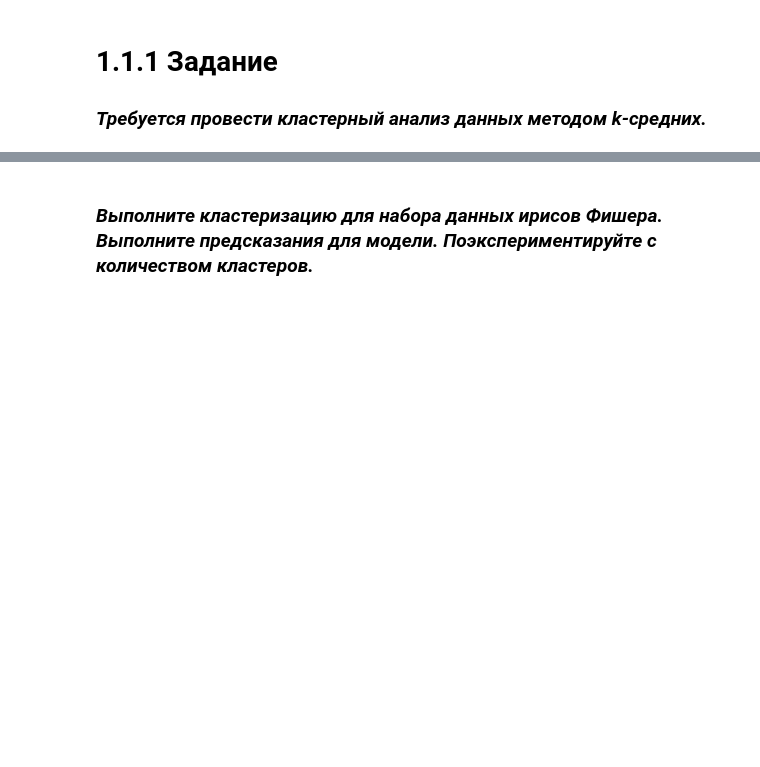
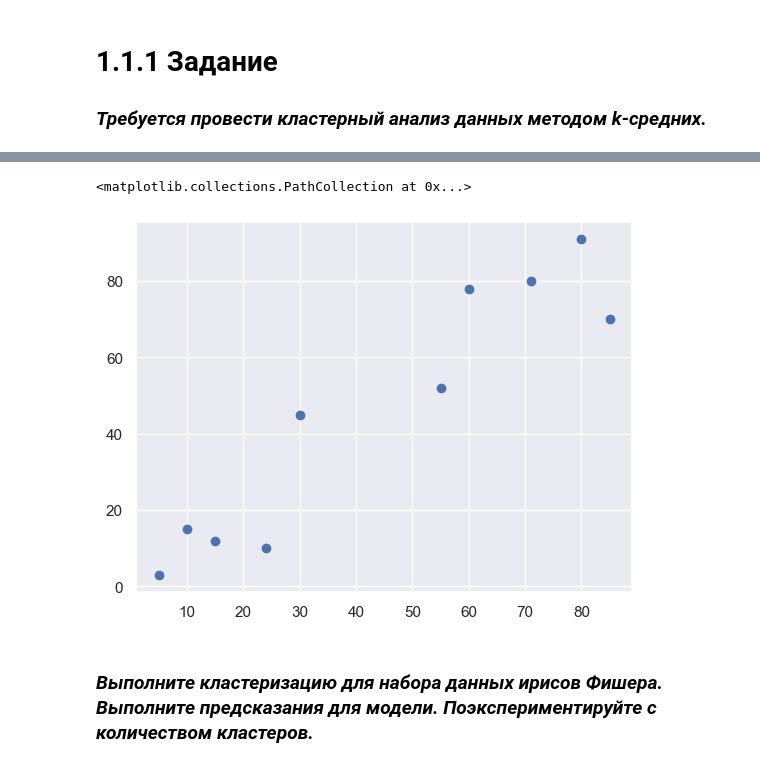
Before and after one commit to mr1necs/MIREA_AI, a Jupyter notebook: Grigorev_M_Workbook8.ipynb, the cells around one changed output, grey strips where cells are left out. Drawn from its saved outputs; the diff is of its cells as text; code cells hidden in the pictures; blank space fills up the shorter version.

```diff
--- a/Grigorev_M_Workbook8.ipynb
+++ b/Grigorev_M_Workbook8.ipynb
@@ -36,3 +28,20 @@ for axi, center in zip(ax.flat, centers):
+# %%
+#Вводим массив данных, который в дальнейшем будем кластеризовывать
+x = np.array([[5,3],
+        [10,15],
+        [15,12],
+        [24,10],
+        [30,45],
+        [85,70],
+        [71,80],
+        [60,78],
+        [55,52],
+    [80,91],])
+
+plt.scatter(x[:,0], x[:,1])
+# %% [output]
+<matplotlib.collections.PathCollection at 0x...>
+[figure, added]
 # %% [markdown]
 ### ***Выполните кластеризацию для набора данных ирисов Фишера. Выполните предсказания для модели. Поэкспериментируйте с количеством кластеров.***
 # %%
```
Also changed, not shown: parts of 3 cells of this notebook.
